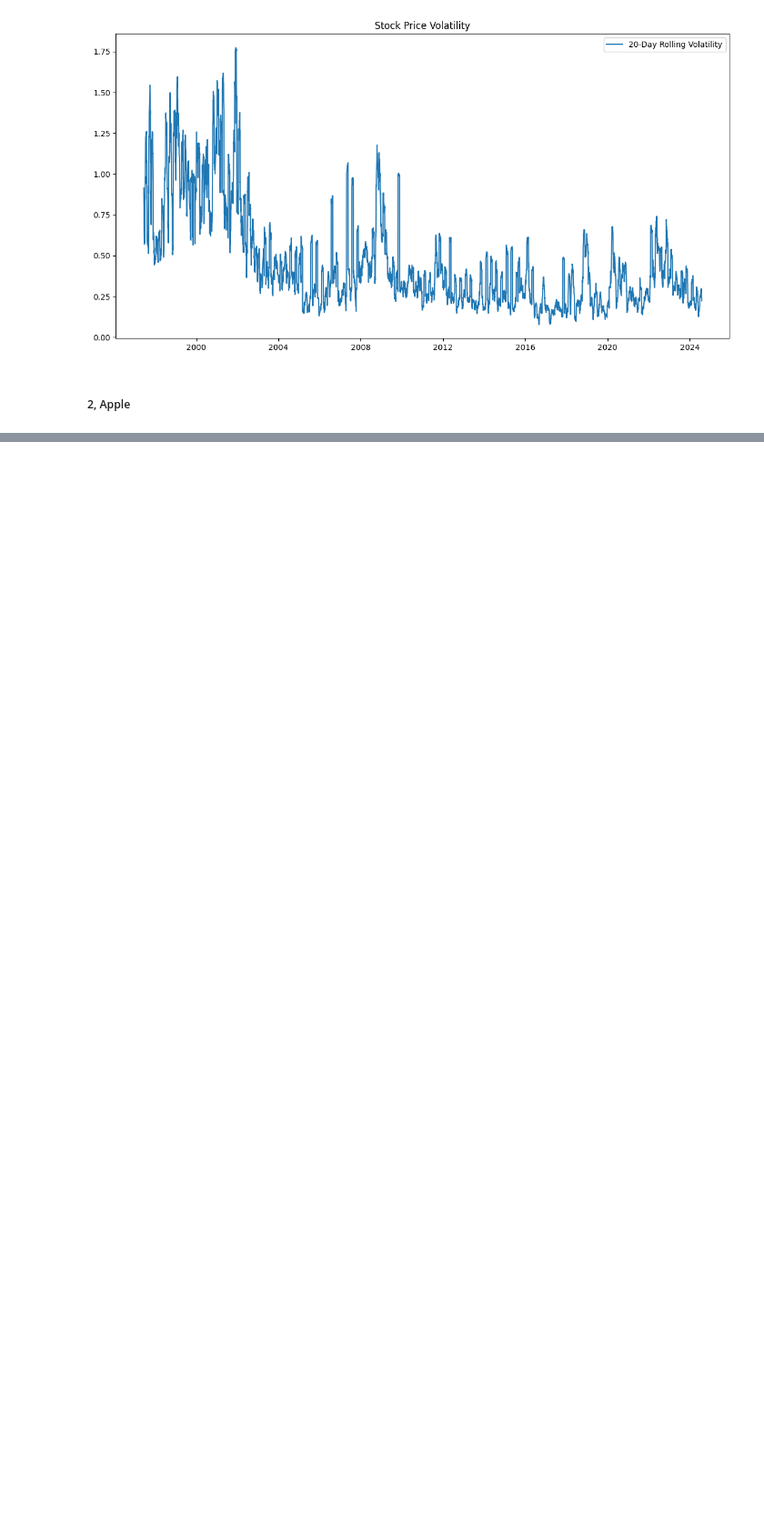
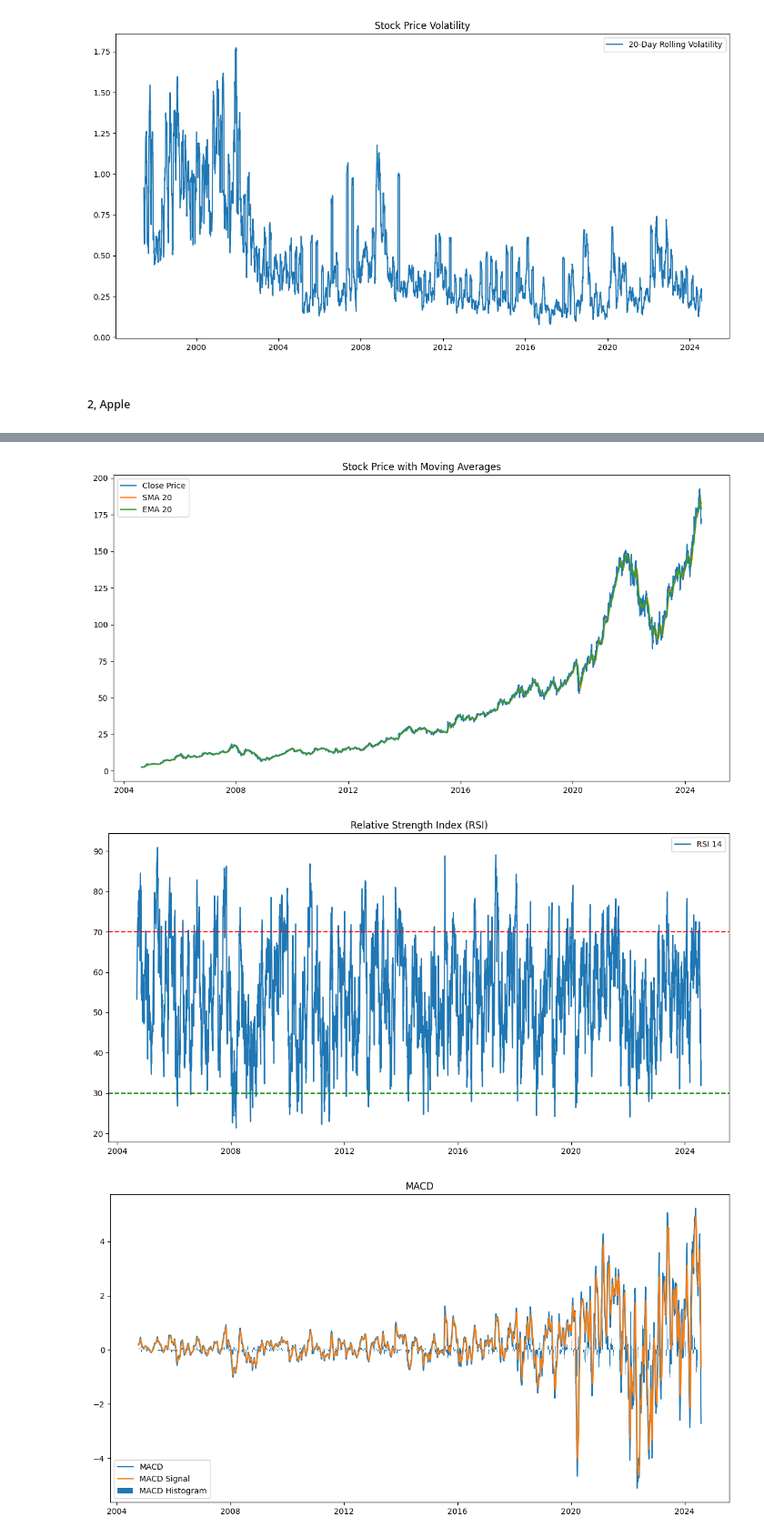
Before and after one commit to semrebitaye/financial_news_analysis, a Jupyter notebook: notebooks/stock_price_data.ipynb, the cells around one changed output, grey strips where cells are left out. Shown at 91% size. Saved outputs shown, nothing was run; the diff lists cells and outputs as text; code cells hidden in the pictures; blank space fills up the shorter version.

```diff
--- a/notebooks/stock_price_data.ipynb
+++ b/notebooks/stock_price_data.ipynb
@@ -769,0 +751,38 @@ plt.show()
+# %%
+# Plotting the stock price along with moving averages
+plt.figure(figsize=(14, 7))
+plt.plot(df_google['Close'], label='Close Price')
+plt.plot(df_google['SMA_20'], label='SMA 20')
+plt.plot(df_google['EMA_20'], label='EMA 20')
+plt.title('Stock Price with Moving Averages')
+plt.legend()
+plt.show()
+
+# Plotting RSI
+plt.figure(figsize=(14, 7))
+plt.plot(df_google['RSI_14'], label='RSI 14')
+plt.axhline(70, color='red', linestyle='--')
+plt.axhline(30, color='green', linestyle='--')
+plt.title('Relative Strength Index (RSI)')
+plt.legend()
+plt.show()
+
+# Plotting MACD
+plt.figure(figsize=(14, 7))
+plt.plot(df_google['MACD'], label='MACD')
+plt.plot(df_google['MACD_Signal'], label='MACD Signal')
+plt.bar(df_google.index, df_google['MACD_Hist'], label='MACD Histogram')
+plt.title('MACD')
+plt.legend()
+plt.show()
+
+# Plotting Volatility
+plt.figure(figsize=(14, 7))
+plt.plot(df_google['Volatility_20'], label='20-Day Rolling Volatility')
+plt.title('Stock Price Volatility')
+plt.legend()
+plt.show()
+# %% [output]
+[figure, added]
+[figure, added]
+[figure, added]
```
Also changed, not shown: parts of 22 cells of this notebook, 1 other file.
